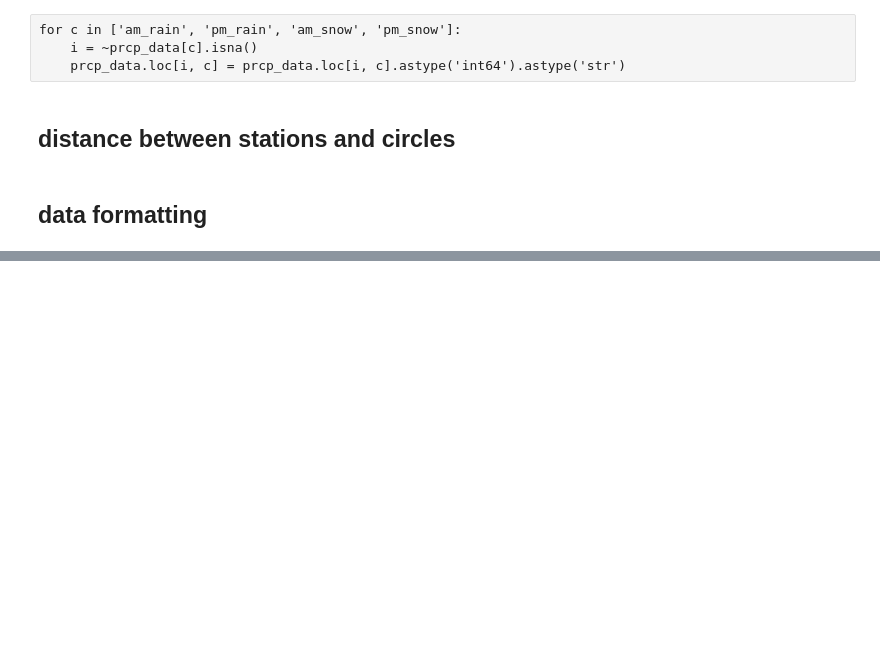
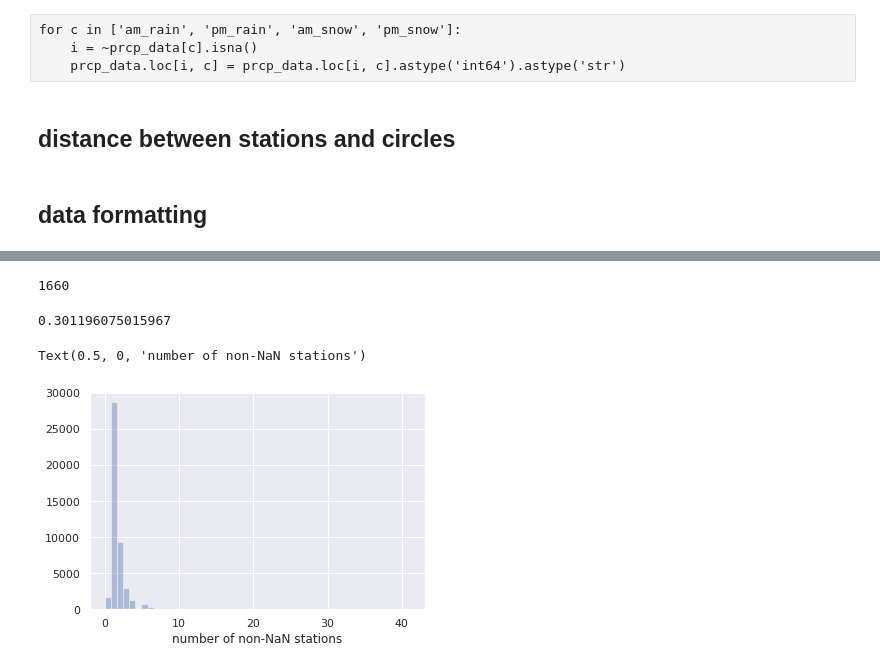
Before and after one commit to DataKind-DC/audubon-cbc, a Jupyter notebook: notebooks/2.1-rain-analysis.ipynb, the cells around one changed output, grey strips where cells are left out. Drawn from its saved outputs; the diff is of its cells as text; code cells hidden in the pictures; blank space fills up the shorter version.

```diff
--- a/notebooks/2.1-rain-analysis.ipynb
+++ b/notebooks/2.1-rain-analysis.ipynb
@@ -251,0 +219,14 @@ sum((station_rain_data.p >= 0.25) & (station_rain_data.p <= 0.75)), len(station_
+# %%
+(station_rain.num_notna == 0).sum()
+# %% [output]
+1660
+# %%
+# percent of circles where all stations are missing data
+(station_rain.num_notna == 0).sum() / station_rain.size * 100
+# %% [output]
+0.301196075015967
+# %%
+sns.distplot(station_rain.num_notna, kde=False).set_xlabel("number of non-NaN stations")
+# %% [output]
+Text(0.5, 0, 'number of non-NaN stations')
+[figure, added]
```
Also changed, not shown: parts of 51 cells of this notebook.
